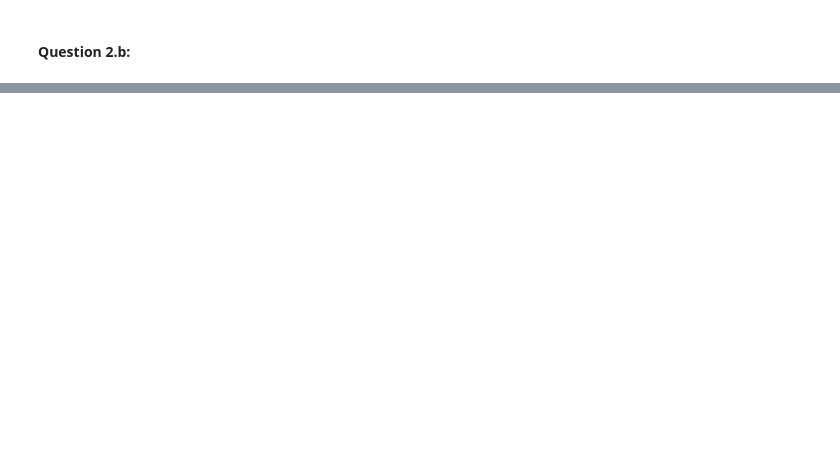
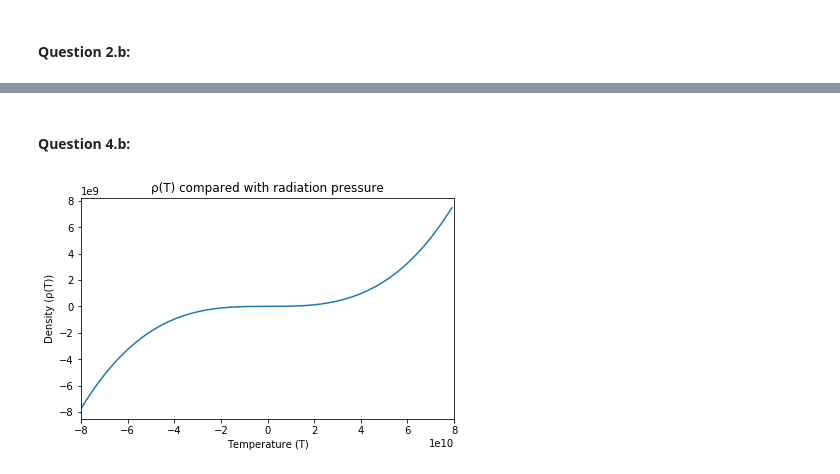
Before and after one commit to wildAstroboy/astro_4090, a Jupyter notebook: Homework 1.ipynb, the cells around one changed output, grey strips where cells are left out. Saved outputs shown, nothing was run; the diff lists cells and outputs as text; code cells hidden in the pictures; blank space fills up the shorter version.

```diff
--- a/Homework 1.ipynb
+++ b/Homework 1.ipynb
@@ -103 +104,24 @@ Total volume is 1.412265429105896e+27 cm^3
 The average density is 1.0291418414235123 g/cm^3
+# %% [markdown]
+#### Question 4.b:
+# %%
+u = 0.5 # mean molecular mass
+u_e = 1 # mean molecular mass of electrons
+m_u = 1.6605388e-24 # atomic mass unit in grams
+k = 1.380650e-16 # Boltzmann constant
+def rho_rad(y):
+    return (((7.56e-15)/3)*y**3)*((u*m_u)/k)
+
+def rho_degen(y):
+    return ((1/(1.0036e13))*((k*y*(u_e)**(5/3))/(u*m_u)))**(3/2)
+T = np.arange(-8e10, 8e10, .1e10)
+
+plt.title('⍴(T) compared with radiation pressure')
+plt.plot(T, rho_rad(T))
+plt.xlim(-8e10, 8e10)
+plt.xlabel('Temperature (T)')
+plt.ylabel('Density (⍴(T))')
+plt.tight_layout(pad=1.0)
+plt.show()
+# %% [output]
+[figure, added]
```
Also changed, not shown: parts of 3 cells of this notebook.
